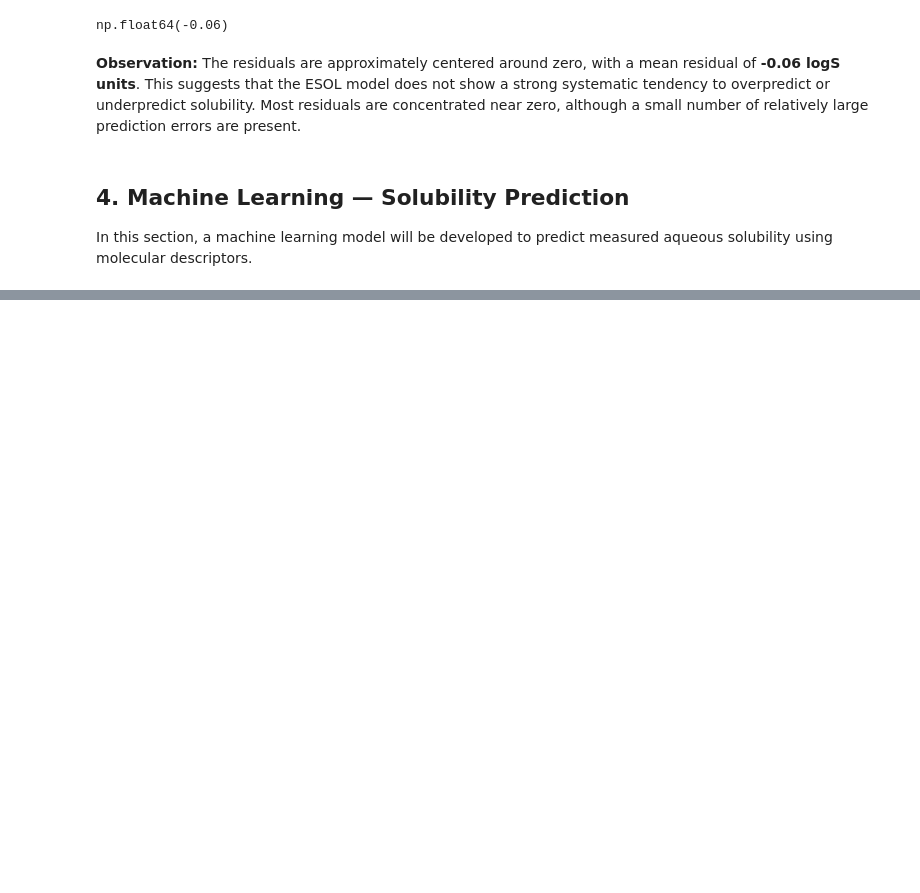
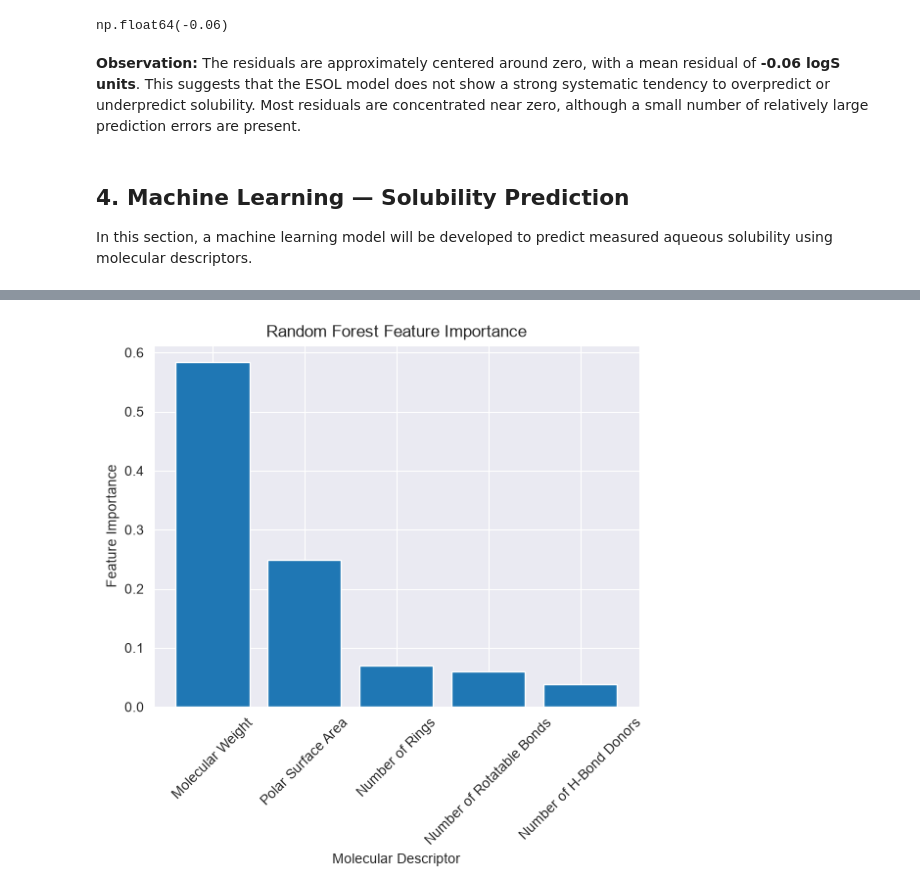
Before and after one commit to bernakayaoglu/Molecular-Solubility-Analysis, a Jupyter notebook: Molecular_Solubility_Analysis.ipynb, the cells around one changed output, grey strips where cells are left out. Cells and saved outputs as stored; diff of their text form; code cells hidden in the pictures; blank space fills up the shorter version.

```diff
--- a/Molecular_Solubility_Analysis.ipynb
+++ b/Molecular_Solubility_Analysis.ipynb
@@ -585,0 +825,7 @@ In this section, a machine learning model will be developed to predict measured
+# %%
+rf_model = RandomForestRegressor(
+    n_estimators=100,
+    random_state=42
+)
+# %%
+rf_model.fit(X_train, y_train)
@@ -585,0 +885,7 @@ In this section, a machine learning model will be developed to predict measured
+# %%
+rf_importance = pd.DataFrame({
+    "Feature": X.columns,
+    "Importance": rf_model.feature_importances_
+})
+
+rf_importance
@@ -585,0 +899,7 @@ In this section, a machine learning model will be developed to predict measured
+# %%
+rf_importance = rf_importance.sort_values(
+    by="Importance",
+    ascending=False
+)
+
+rf_importance
@@ -585,0 +913,13 @@ In this section, a machine learning model will be developed to predict measured
+# %%
+plt.bar(
+    rf_importance["Feature"],
+    rf_importance["Importance"]
+)
+
+plt.xlabel("Molecular Descriptor")
+plt.ylabel("Feature Importance")
+plt.title("Random Forest Feature Importance")
+plt.xticks(rotation=45)
+plt.show()
+# %% [output]
+[figure, added]
```
Also changed, not shown: parts of 66 cells of this notebook.
